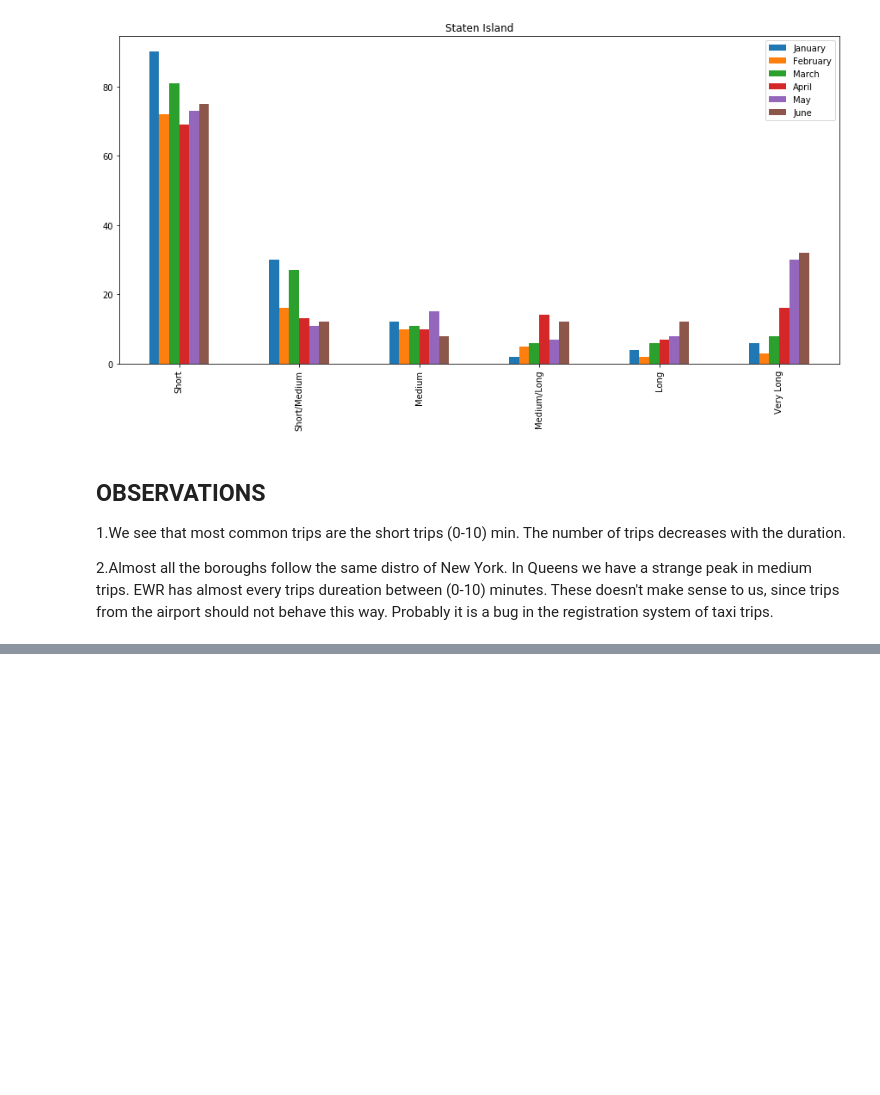
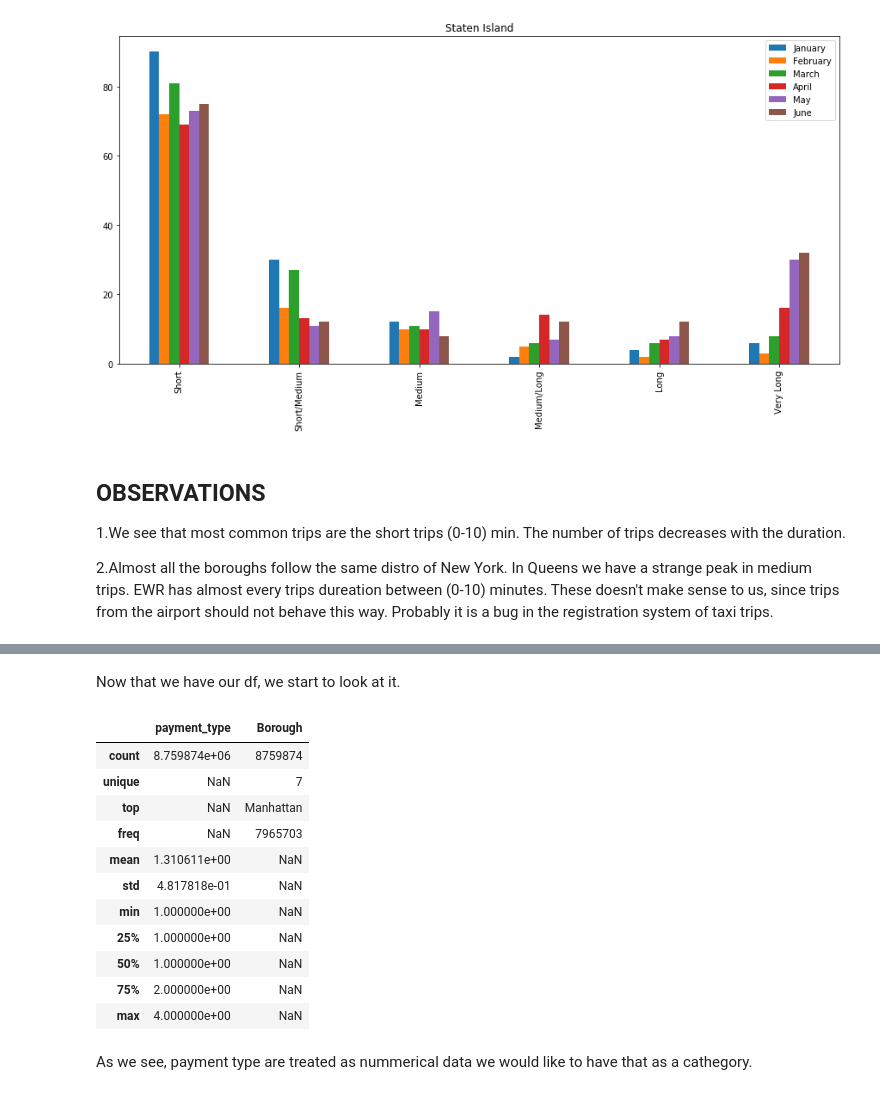
Before and after one commit to EgonFerri/ADM-HM2, a Jupyter notebook: HMW2_OFFICIALFILE.ipynb, the cells around one changed output, grey strips where cells are left out. Cells and saved outputs as stored; diff of their text form; code cells hidden in the pictures; blank space fills up the shorter version.

```diff
--- a/HMW2_OFFICIALFILE.ipynb
+++ b/HMW2_OFFICIALFILE.ipynb
@@ -547,0 +593,19 @@ staten_island_df.plot.bar(figsize=(15,7), title= 'Staten Island')
+# %% [markdown]
+Now that we have our df, we start to look at it.
+# %%
+M2.describe(include='all')
+# %% [output]
+|  | payment_type | Borough |
+| count | 8.759874e+06 | 8759874 |
+| unique | NaN | 7 |
+| top | NaN | Manhattan |
+| freq | NaN | 7965703 |
+| mean | 1.310611e+00 | NaN |
+| std | 4.817818e-01 | NaN |
+| min | 1.000000e+00 | NaN |
+| 25% | 1.000000e+00 | NaN |
+| 50% | 1.000000e+00 | NaN |
+| 75% | 2.000000e+00 | NaN |
+| max | 4.000000e+00 | NaN |
+# %% [markdown]
+As we see, payment type are treated as nummerical data we would like to have that as a cathegory.
```
Also changed, not shown: parts of 37 cells of this notebook.
